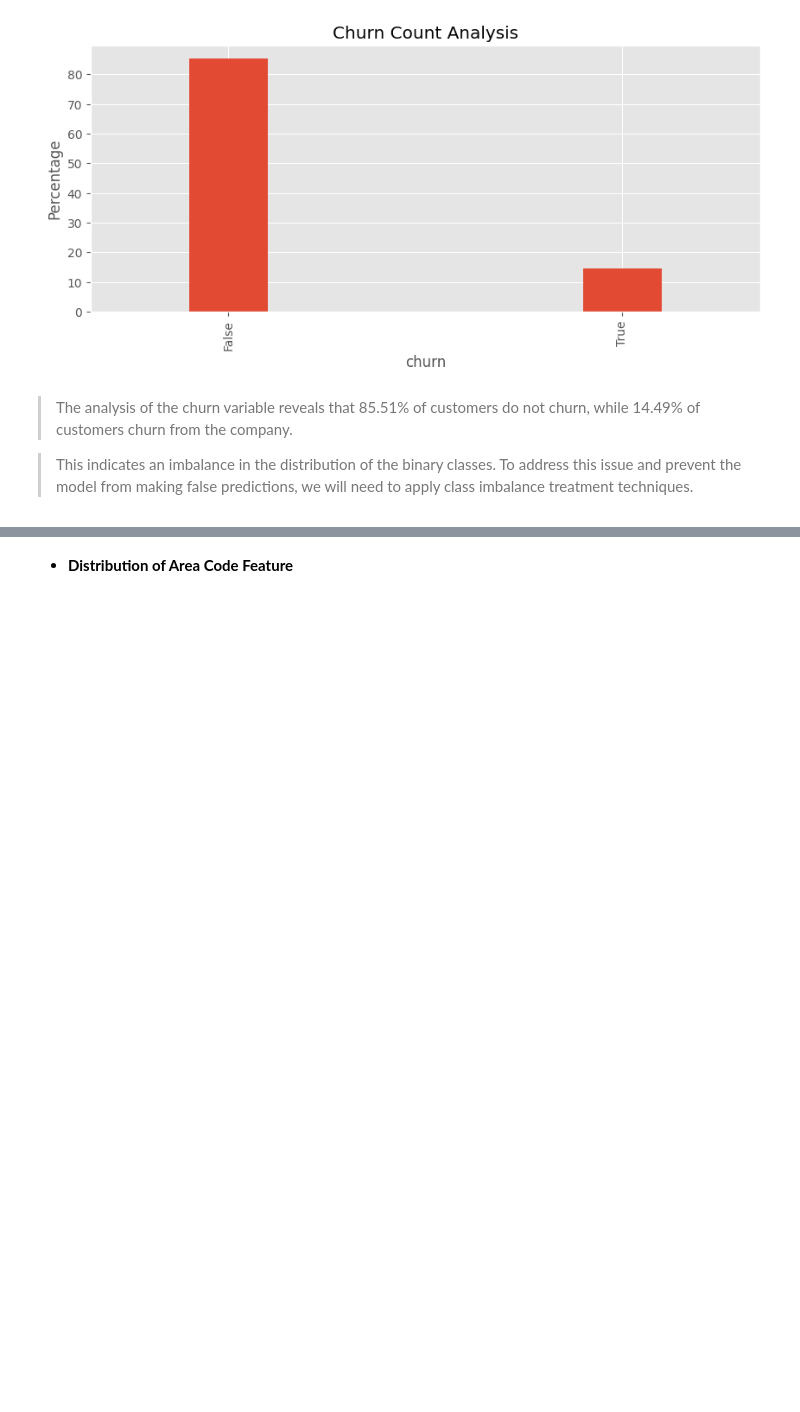
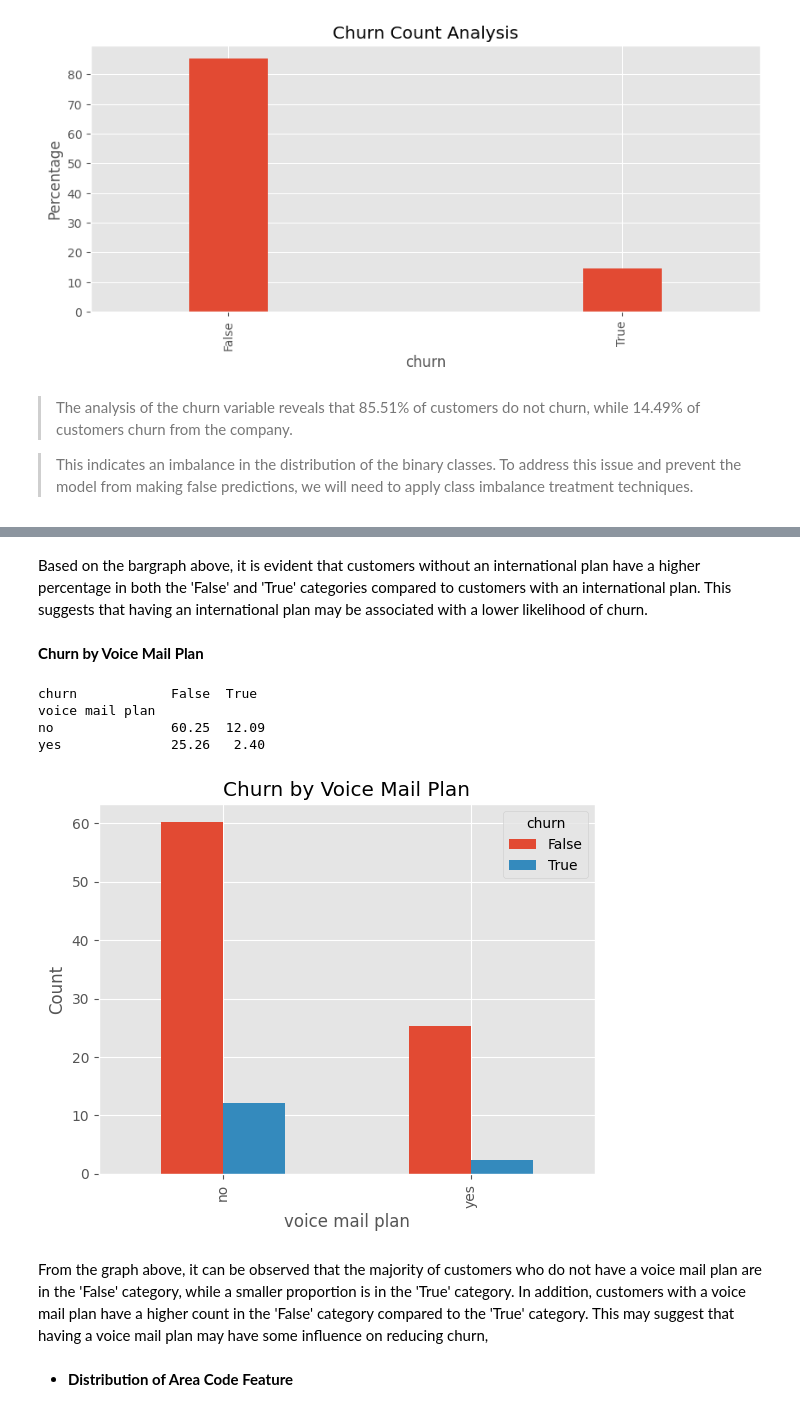
Before and after one commit to D-EKALE/phase-3-final-project, a Jupyter notebook: phase-3-final-project.ipynb, the cells around one changed output, grey strips where cells are left out. Drawn from its saved outputs; the diff is of its cells as text; code cells hidden in the pictures; blank space fills up the shorter version.

```diff
--- a/phase-3-final-project.ipynb
+++ b/phase-3-final-project.ipynb
@@ -139,3 +153,21 @@ Name: proportion, dtype: float64
+# %% [markdown]
+Based on the bargraph above,  it is evident that customers without an international plan have a higher percentage in both the 'False' and 'True'  categories compared to customers with an international plan. This suggests that having an international plan may be associated with a lower likelihood of churn.
+# %% [markdown]
+**Churn by Voice Mail Plan**
+# %%
+# Churn by Voice Mail Plan
+vm_plan_churn = pd.crosstab(df['voice mail plan'], df['churn'], normalize=True)*100
+print(vm_plan_churn.round(2))
+vm_plan_churn.plot(kind='bar', xlabel='voice mail plan', ylabel='Count', title='Churn by Voice Mail Plan')
+plt.show()
+# %% [output]
+churn            False  True
+voice mail plan
+no               60.25  12.09
+yes              25.26   2.40
+[figure, added]
+# %% [markdown]
+From the graph above, it can be observed that the majority of customers who do not have a voice mail plan are in the 'False' category, while a smaller proportion is in the 'True' category. In addition, customers with a voice mail plan have a higher count in the 'False' category compared to the 'True' category. This may suggest that having a voice mail plan may have some influence on reducing churn,
 # %% [markdown]
 * **Distribution of Area Code Feature**
 # %%
```
Also changed, not shown: parts of 3 cells of this notebook, 1 other file.
